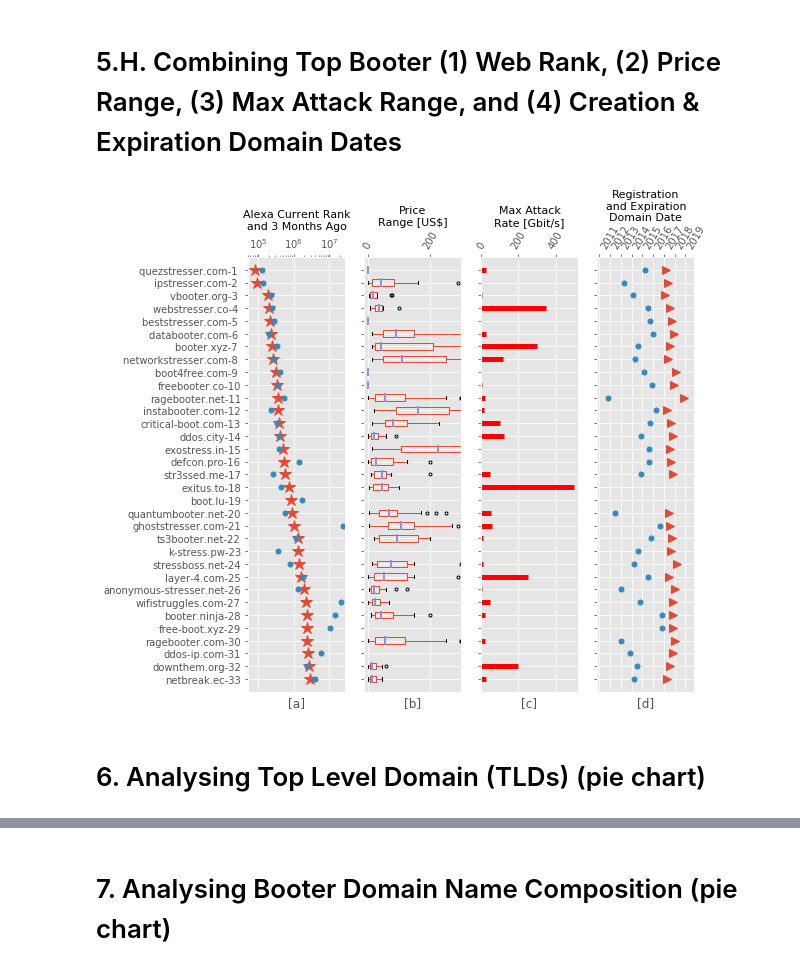
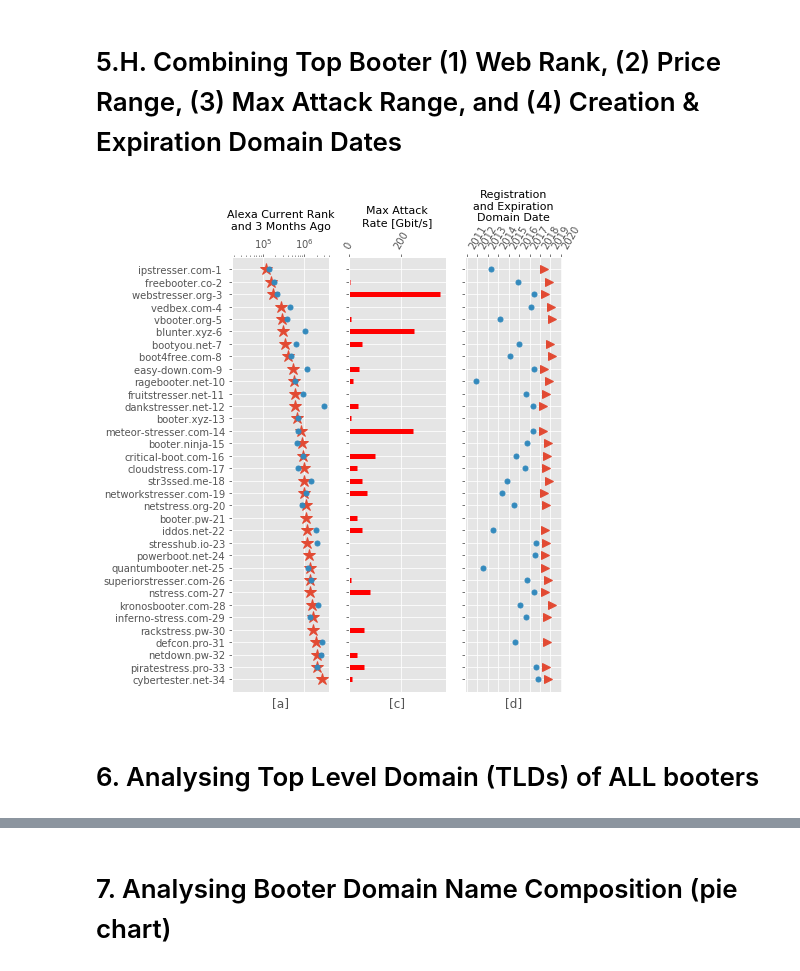
Before and after one commit to jjsantanna/booters_ecosystem_analysis, a Jupyter notebook: booters_ecosystem_analysis.ipynb, the cells around one changed output, grey strips where cells are left out. Saved outputs shown, nothing was run; the diff lists cells and outputs as text; code cells hidden in the pictures.

```diff
--- a/booters_ecosystem_analysis.ipynb
+++ b/booters_ecosystem_analysis.ipynb
@@ -532,4 +280,4 @@ fig.savefig(output_figures+'domain_creation_expiration_scatter.eps', bbox_inches
 # %%
-df_popular_booters=booters_with_alexa_rank[booters_with_alexa_rank['rank_current']<=3000000]
+df_popular_booters=booters_with_alexarank[booters_with_alexarank['rank_current']<=3000000]
 df_popular_booters
 # %% [output]
@@ -561,9 +304,9 @@ df_popular_booters
 # %%
-df_popular_booters.drop(df_popular_booters.index[[0,3,4,30]], inplace=True)
+# df_popular_booters.drop(df_popular_booters.index[[0,1,3]], inplace=True)
 # %% [markdown]
 ## 5.D. Analysing top ranked Booters (scatter plot)
 # %%
-df_popular_booters.sort(['rank_current'], ascending=False, inplace=True)
+df_popular_booters.sort_values(['rank_current'], ascending=False, inplace=True)
 df_popular_booters.reset_index(inplace=True,drop=True)
 
 popular_booters_extended= pd.merge(df_popular_booters,
@@ -651,8 +393,14 @@ fig.savefig(output_figures+'topranked_prices_boxplot.eps', bbox_inches='tight',f
 # %% [markdown]
 ## 5.G. Analysing Top Ranked Booter Attack Power (bar plot)
 # %%
-df_attack_power = pd.read_csv('attack_power.csv',sep=';').max().iloc[::-1].reset_index()
-df_attack_power.columns = ['booter', 'max_attack_power']
+df_attack_power = pd.read_csv('enrichments/attack_power.csv',sep=';',names=['booter', 'max_attack_power'])
+# df_attack_power.columns = ['booter', 'max_attack_power']
+
+popular_booters_extended= pd.merge(popular_booters_extended,
+                                      df_attack_power,
+                                      how = 'left',
+                                      left_on = 'booter',
+                                      right_on = 'booter')
 # %%
 fig = plt.figure(figsize=(8, 8))
 ax3 = plt.subplot2grid((1,4), (0,2))
@@ -690,78 +439,81 @@ popular_booters_extended.reset_index().plot(ax=ax1,x='rank_3months_ago',y='index
 plt.yticks(popular_booters_extended.index, popular_booters_extended['booter'].str.cat(ranking.format(), sep='-'))
 
 ax1.set_ylim(-1,len(popular_booters_extended.index))
-ax1.set_xlim(min(popular_booters_extended['rank_3months_ago'])*0.4,max(popular_booters_extended['rank_current'])*10)
+ax1.set_xlim(min(popular_booters_extended['rank_current'])*0.15,max(popular_booters_extended['rank_current'])*1.5)
+
+
 
 plt.xlabel('[a]', fontsize=12)
 
 ######################################
-#PRICE RANGE
+# ATTACK RATE
 ax2 = plt.subplot2grid((1,4), (0,1))
-ax2.set_title('Price\nRange [US$]', y=1.06,size=11)
+ax2.set_title('Max Attack\nRate [Gbit/s]', y=1.06,size=11)
+
 ax2.xaxis.set_ticks_position('top')
-df_prices.boxplot(vert=False,ax=ax2,
-#                   patch_artist=True,
-                 flierprops={'marker': '.'},
-                 whiskerprops={'linestyle':'-'},
-                 medianprops={'linewidth':2})
 
-ax2.set_xlim(-10,300)
-plt.xlabel('[b]', fontsize=12)
+ax2.hlines(popular_booters_extended.index, 0, popular_booters_extended['max_attack_power'],linewidths=5,color='r')
+
+ax2.set_xlim(0,max(popular_booters_extended['max_attack_power'].dropna())+20)
+plt.xlabel('[c]', fontsize=12)
 plt.setp(ax2.get_xticklabels(), rotation=60,ha='center')
 
-plt.yticks(popular_booters_extended.index+1, df_prices.columns)
-ax2.set_ylim(0,len(df_prices.columns)+1)
+plt.yticks(popular_booters_extended.index, popular_booters_extended['booter'])
+ax2.set_ylim(-1,len(popular_booters_extended['booter']))
 ax2.set_yticklabels([])
 
-######################################
-# ATTACK RATE
-ax3 = plt.subplot2grid((1,4), (0,2))
-ax3.set_title('Max Attack\nRate [Gbit/s]', y=1.06,size=11)
+# ######################################
+# #PRICE RANGE
+# ax3 = plt.subplot2grid((1,4), (0,3))
+# ax3.set_title('Price\nRange [US$]', y=1.06,size=11)
+# ax3.xaxis.set_ticks_position('top')
+# df_prices.boxplot(vert=False,ax=ax3,
+# #                   patch_artist=True,
+#                  flierprops={'marker': '.'},
+#                  whiskerprops={'linestyle':'-'},
+#                  medianprops={'linewidth':2})
 
-ax3.xaxis.set_ticks_position('top')
+# ax3.set_xlim(-10,300)
+# plt.xlabel('[b]', fontsize=12)
+# plt.setp(ax3.get_xticklabels(), rotation=60,ha='center')
 
-ax3.hlines(df_attack_power.index, 0, df_attack_power['max_attack_power'],linewidths=5,color='r')
+# plt.yticks(popular_booters_extended.index+1, df_prices.columns)
+# ax3.set_ylim(0,len(df_prices.columns)+1)
+# ax3.set_yticklabels([])
 
-ax3.set_xlim(0,max(df_attack_power['max_attack_power'].dropna())+20)
-plt.xlabel('[c]', fontsize=12)
-plt.setp(ax3.get_xticklabels(), rotation=60,ha='center')
-
-plt.yticks(popular_booters_extended.index, df_attack_power['booter'])
-ax3.set_ylim(-1,len(df_attack_power['booter']))
-ax3.set_yticklabels([])
 ######################################
 #DOMAIN REGISTRATION
-ax4 = plt.subplot2grid((1,4), (0,3))
+ax4 = plt.subplot2grid((1,4), (0,2))
 ax4.set_title('Registration\nand Expiration\nDomain Date', y=1.07,size=11)
 ax4.xaxis.set_ticks_position('top')
 
 ax4.plot_date(x=popular_booters_extended['expiration_date'],\
                y=popular_booters_extended.index,marker='>',markersize=8)
 
 ax4.plot_date(x=popular_booters_extended['registration_date'],\
               y=popular_booters_extended.index,markersize=5)
 
 
 plt.yticks(popular_booters_extended.index, popular_booters_extended['booter'])
 
 ax4.set_ylim(-1,len(popular_booters_extended.index))
 ax4.set_xlim(min(popular_booters_extended['registration_date'])-pd.DateOffset(years=1),max(popular_booters_extended['expiration_date'])+pd.DateOffset(years=1))
 plt.setp(ax4.get_xticklabels(), rotation=60,ha='left')
 
 ax4.yaxis.set_ticks(popular_booters_extended.index)
 ax4.set_yticklabels([])
 plt.xlabel('[d]', fontsize=12)
 
 ######################################
 # ax1.annotate('', xytext=(-0.9, 0.68), xy=(-0.9, 0.12), xycoords='axes fraction',
 #             arrowprops=dict(arrowstyle="<->", color='gray',connectionstyle='bar,fraction=0.2'))
 
 fig.show()
 fig.savefig(output_figures+'topranked_general.eps', bbox_inches='tight',format='eps', dpi=1200)
 # %% [output]
-[figure, old version]
+[figure, new version]
 # %% [markdown]
-# 6. Analysing Top Level Domain (TLDs) (pie chart)
+# 6. Analysing Top Level Domain (TLDs) of ALL booters
 # %%
 df['tld']=df['booter'].str.split('.').str[-1]
 freq_tld = df['tld'].value_counts()
```
Also changed, not shown: parts of 148 cells of this notebook, 55 other files.
